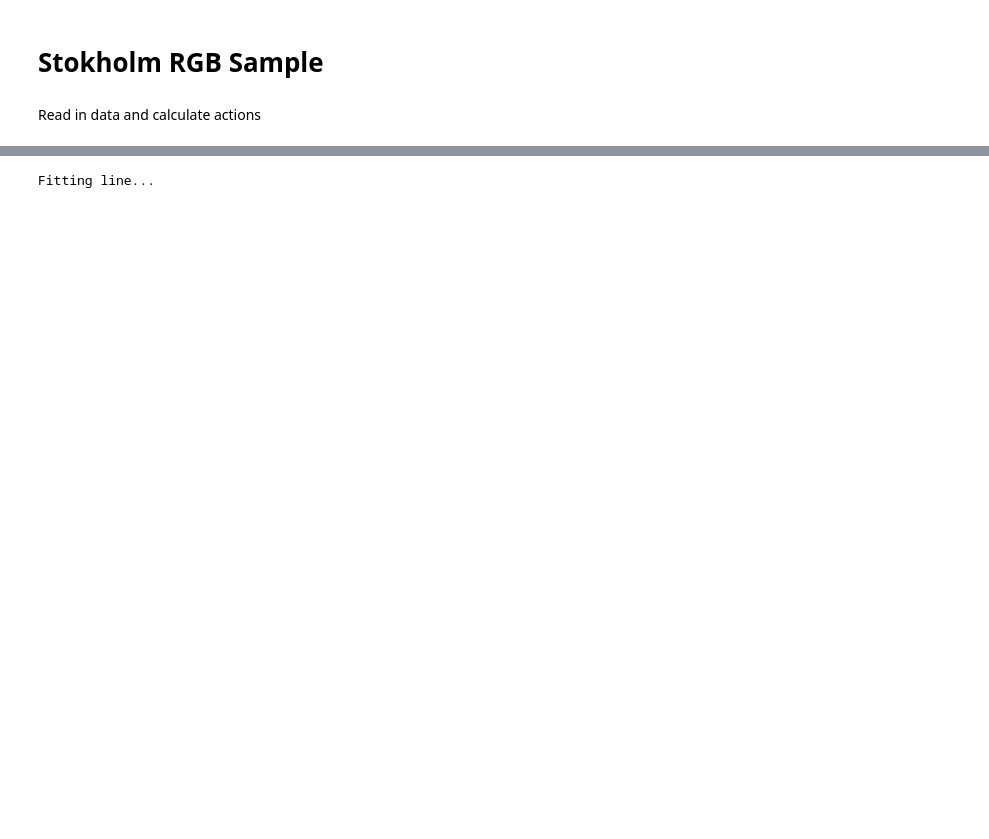
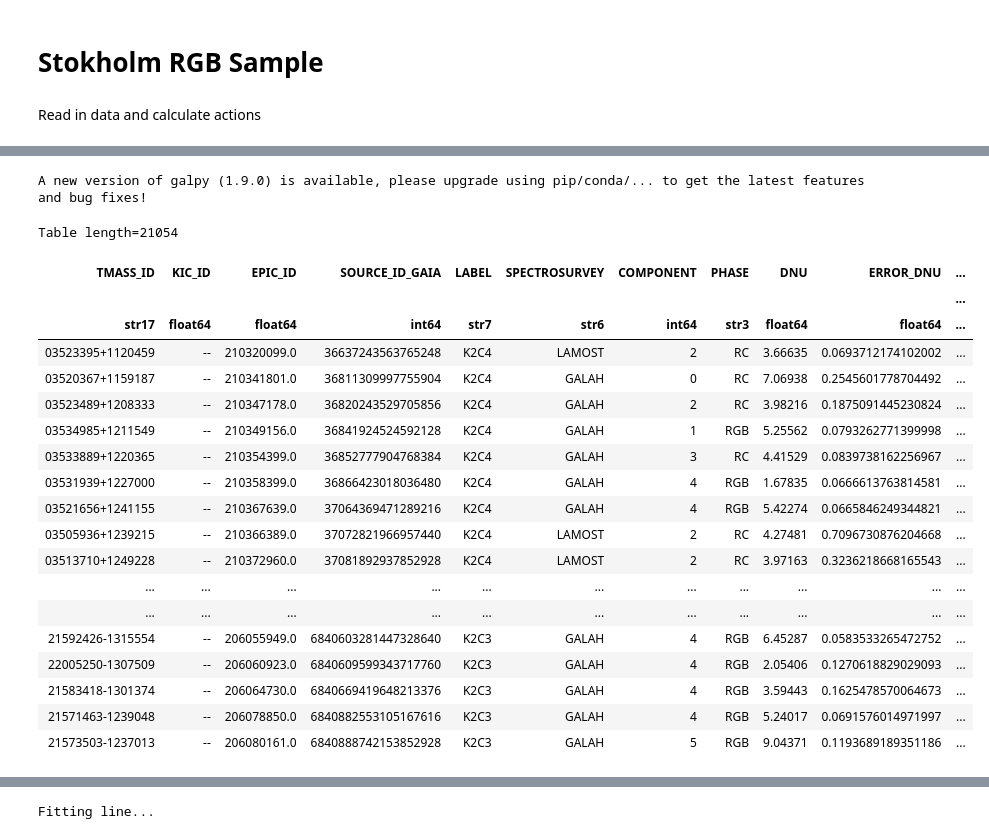
Before and after one commit to ssagear/zoomies, a Jupyter notebook: tutorials/Main_Kinematic_Age_Spline.ipynb, the cells around one changed output, grey strips where cells are left out. Cells and saved outputs as stored; diff of their text form; code cells hidden in the pictures; blank space fills up the shorter version.

```diff
--- a/tutorials/Main_Kinematic_Age_Spline.ipynb
+++ b/tutorials/Main_Kinematic_Age_Spline.ipynb
@@ -29,0 +21,12 @@ xmatch = xmatch[np.log(xmatch['Jz']) < 20]
+# %%
+# Reading calibration sample of RGB stars with ages, crossmatched with Gaia
+# Table from Stokholm et al. 2023 https://ui.adsabs.harvard.edu/abs/2023MNRAS.524.1634S/abstract
+xmatch = Table.read('../../StokholmRGB_GaiaXmatch.csv')
+
+# No negative parallaxes
+xmatch = xmatch[xmatch['parallax'] > 0]
+
+# Calculate actions for calibration stars and save
+# This step will take a while for large samples
+zoomies.calc_jz(xmatch, fname='../../StokholmRGB_GaiaXmatch_WithJz.fits')
+# %% [output]
@@ -29,0 +40,21 @@ xmatch = xmatch[np.log(xmatch['Jz']) < 20]
+A new version of galpy (1.9.0) is available, please upgrade using pip/conda/... to get the latest features and bug fixes!
+Table length=21054
+| TMASS_ID | KIC_ID | EPIC_ID | SOURCE_ID_GAIA | LABEL | SPECTROSURVEY | COMPONENT | PHASE | DNU | ERROR_DNU | ... |
+|  |  |  |  |  |  |  |  |  |  | ... |
+| str17 | float64 | float64 | int64 | str7 | str6 | int64 | str3 | float64 | float64 | ... |
+| 03523395+1120459 | -- | 210320099.0 | 36637243563765248 | K2C4 | LAMOST | 2 | RC | 3.66635 | 0.0693712174102002 | ... |
+| 03520367+1159187 | -- | 210341801.0 | 36811309997755904 | K2C4 | GALAH | 0 | RC | 7.06938 | 0.2545601778704492 | ... |
+| 03523489+1208333 | -- | 210347178.0 | 36820243529705856 | K2C4 | GALAH | 2 | RC | 3.98216 | 0.1875091445230824 | ... |
+| 03534985+1211549 | -- | 210349156.0 | 36841924524592128 | K2C4 | GALAH | 1 | RGB | 5.25562 | 0.0793262771399998 | ... |
+| 03533889+1220365 | -- | 210354399.0 | 36852777904768384 | K2C4 | GALAH | 3 | RC | 4.41529 | 0.0839738162256967 | ... |
+| 03531939+1227000 | -- | 210358399.0 | 36866423018036480 | K2C4 | GALAH | 4 | RGB | 1.67835 | 0.0666613763814581 | ... |
+| 03521656+1241155 | -- | 210367639.0 | 37064369471289216 | K2C4 | GALAH | 4 | RGB | 5.42274 | 0.0665846249344821 | ... |
+| 03505936+1239215 | -- | 210366389.0 | 37072821966957440 | K2C4 | LAMOST | 2 | RC | 4.27481 | 0.7096730876204668 | ... |
+| 03513710+1249228 | -- | 210372960.0 | 37081892937852928 | K2C4 | LAMOST | 2 | RC | 3.97163 | 0.3236218668165543 | ... |
+| ... | ... | ... | ... | ... | ... | ... | ... | ... | ... | ... |
+| ... | ... | ... | ... | ... | ... | ... | ... | ... | ... | ... |
+| 21592426-1315554 | -- | 206055949.0 | 6840603281447328640 | K2C3 | GALAH | 4 | RGB | 6.45287 | 0.0583533265472752 | ... |
+| 22005250-1307509 | -- | 206060923.0 | 6840609599343717760 | K2C3 | GALAH | 4 | RGB | 2.05406 | 0.1270618829029093 | ... |
+| 21583418-1301374 | -- | 206064730.0 | 6840669419648213376 | K2C3 | GALAH | 4 | RGB | 3.59443 | 0.1625478570064673 | ... |
+| 21571463-1239048 | -- | 206078850.0 | 6840882553105167616 | K2C3 | GALAH | 4 | RGB | 5.24017 | 0.0691576014971997 | ... |
+| 21573503-1237013 | -- | 206080161.0 | 6840888742153852928 | K2C3 | GALAH | 5 | RGB | 9.04371 | 0.1193689189351186 | ... |
```
Also changed, not shown: parts of 24 cells of this notebook, 2 other files.
